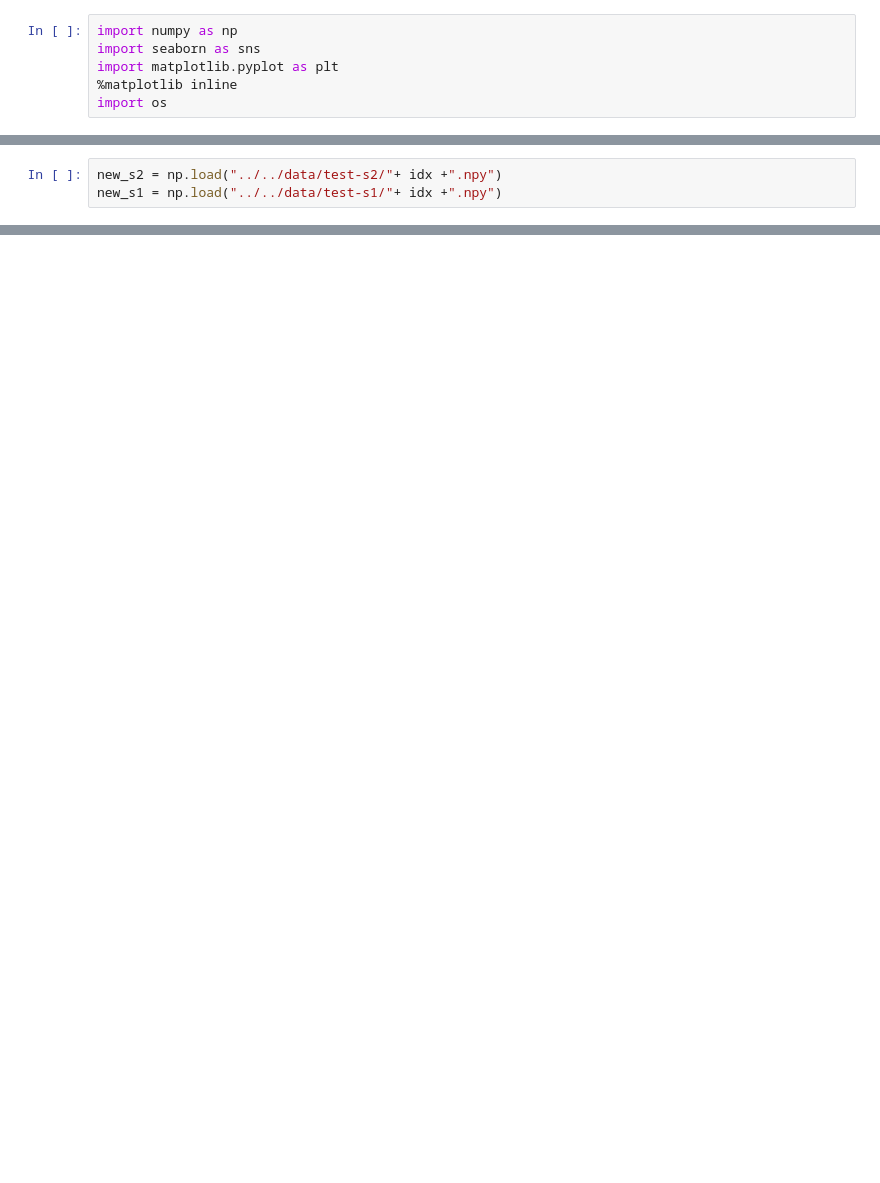
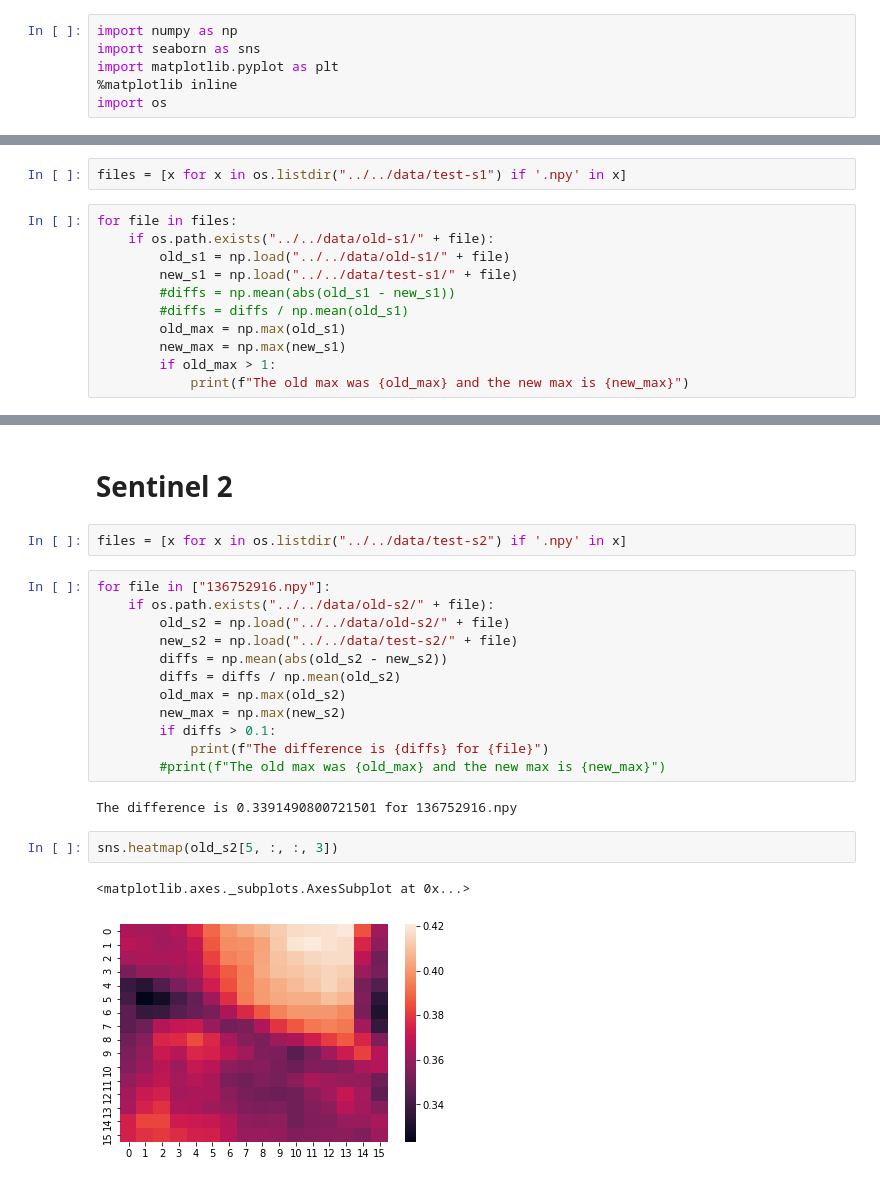
Before and after one commit to wri/sentinel-tree-cover, a Jupyter notebook: notebooks/not_for_release/compare_download_protocols.ipynb, the cells around one changed output, grey strips where cells are left out. Saved outputs shown, nothing was run; the diff lists cells and outputs as text; blank space fills up the shorter version.

```diff
--- a/notebooks/not_for_release/compare_download_protocols.ipynb
+++ b/notebooks/not_for_release/compare_download_protocols.ipynb
@@ -27,3 +6,0 @@ sns.heatmap(old_s1[-15, :, :, 0])
-# %%
-new_s2 = np.load("../../data/test-s2/"+ idx +".npy")
-new_s1 = np.load("../../data/test-s1/"+ idx +".npy")
@@ -50,0 +9,13 @@ array([11.70160585, 11.42617245, 12.19697934, 11.59124382, 10.07617247,
+# %%
+files = [x for x in os.listdir("../../data/test-s1") if '.npy' in x]
+# %%
+for file in files:
+    if os.path.exists("../../data/old-s1/" + file):
+        old_s1 = np.load("../../data/old-s1/" + file)
+        new_s1 = np.load("../../data/test-s1/" + file)
+        #diffs = np.mean(abs(old_s1 - new_s1))
+        #diffs = diffs / np.mean(old_s1)
+        old_max = np.max(old_s1)
+        new_max = np.max(new_s1)
+        if old_max > 1:
+            print(f"The old max was {old_max} and the new max is {new_max}")
@@ -50,0 +40,23 @@ array([11.70160585, 11.42617245, 12.19697934, 11.59124382, 10.07617247,
+# %% [markdown]
+# Sentinel 2
+# %%
+files = [x for x in os.listdir("../../data/test-s2") if '.npy' in x]
+# %%
+for file in ["136752916.npy"]:
+    if os.path.exists("../../data/old-s2/" + file):
+        old_s2 = np.load("../../data/old-s2/" + file)
+        new_s2 = np.load("../../data/test-s2/" + file)
+        diffs = np.mean(abs(old_s2 - new_s2))
+        diffs = diffs / np.mean(old_s2)
+        old_max = np.max(old_s2)
+        new_max = np.max(new_s2)
+        if diffs > 0.1:
+            print(f"The difference is {diffs} for {file}")
+        #print(f"The old max was {old_max} and the new max is {new_max}")
+# %% [output]
+The difference is 0.3391490800721501 for 136752916.npy
+# %%
+sns.heatmap(old_s2[5, :, :, 3])
+# %% [output]
+<matplotlib.axes._subplots.AxesSubplot at 0x...>
+[figure, added]
```
Also changed, not shown: parts of 11 cells of this notebook, 6 other files.
